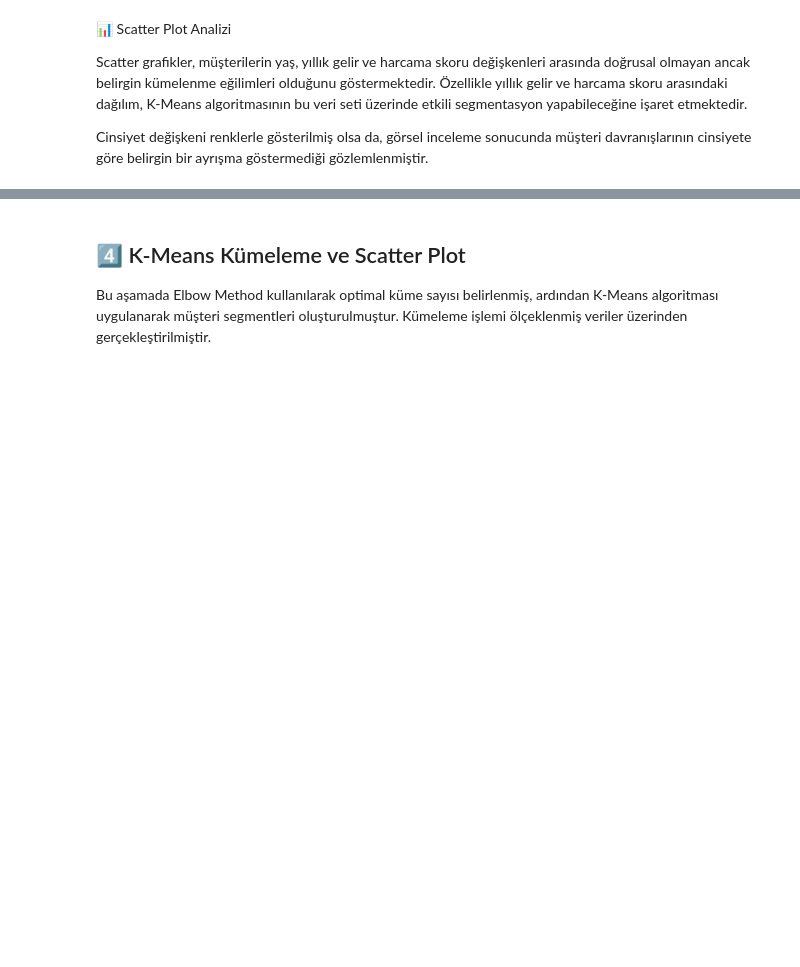
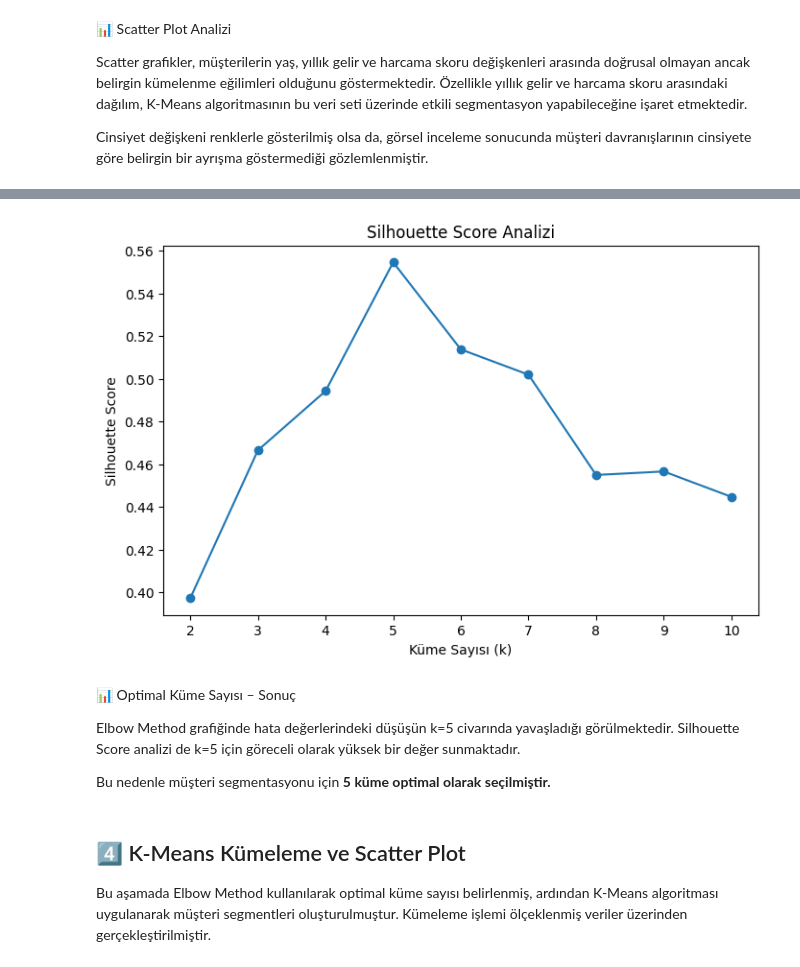
Before and after one commit to hafizecim/Mall-Customer-Segmentation-with-K-Means, a Jupyter notebook: mall_customer_segmentation.ipynb, the cells around one changed output, grey strips where cells are left out. Drawn from its saved outputs; the diff is of its cells as text; code cells hidden in the pictures; blank space fills up the shorter version.

```diff
--- a/mall_customer_segmentation.ipynb
+++ b/mall_customer_segmentation.ipynb
@@ -272,3 +272,11 @@ plt.show()
 Scatter grafikler, müşterilerin yaş, yıllık gelir ve harcama skoru değişkenleri arasında doğrusal olmayan ancak belirgin kümelenme eğilimleri olduğunu göstermektedir. Özellikle yıllık gelir ve harcama skoru arasındaki dağılım, K-Means algoritmasının bu veri seti üzerinde etkili segmentasyon yapabileceğine işaret etmektedir.
 
 Cinsiyet değişkeni renklerle gösterilmiş olsa da, görsel inceleme sonucunda müşteri davranışlarının cinsiyete göre belirgin bir ayrışma göstermediği gözlemlenmiştir.
+# %%
+# 🔹 Silhouette ve Elbow için kullanılacak veri hazırlığı
+from sklearn.preprocessing import StandardScaler
+
+X = df[['Annual Income (k$)', 'Spending Score (1-100)']]
+
+scaler = StandardScaler()
+X_scaled = scaler.fit_transform(X)
@@ -275,3 +293,34 @@ Cinsiyet değişkeni renklerle gösterilmiş olsa da, görsel inceleme sonucunda
+# %%
+from sklearn.cluster import KMeans
+from sklearn.metrics import silhouette_score
+import matplotlib.pyplot as plt
+
+# Silhouette skorlarını tutacak liste
+silhouette_scores = []
+
+# 2'den 10'a kadar farklı küme sayıları denenir
+for k in range(2, 11):
+    kmeans = KMeans(n_clusters=k, random_state=42)
+    labels = kmeans.fit_predict(X_scaled)
+    score = silhouette_score(X_scaled, labels)
+    silhouette_scores.append(score)
+
+# Grafik
+plt.figure(figsize=(8,5))
+plt.plot(range(2, 11), silhouette_scores, marker='o')
+plt.xlabel('Küme Sayısı (k)')
+plt.ylabel('Silhouette Score')
+plt.title('Silhouette Score Analizi')
+plt.show()
+# %% [output]
+[figure, added]
+# %% [markdown]
+📊 Optimal Küme Sayısı – Sonuç
+
+Elbow Method grafiğinde hata değerlerindeki düşüşün k=5 civarında yavaşladığı görülmektedir.
+Silhouette Score analizi de k=5 için göreceli olarak yüksek bir değer sunmaktadır.
+
+Bu nedenle müşteri segmentasyonu için **5 küme optimal olarak seçilmiştir.**
 # %% [markdown]
 ## 4️⃣ K-Means Kümeleme ve Scatter Plot
 Bu aşamada Elbow Method kullanılarak optimal küme sayısı belirlenmiş, ardından K-Means algoritması uygulanarak müşteri segmentleri oluşturulmuştur.
```
Also changed, not shown: parts of 4 cells of this notebook.
